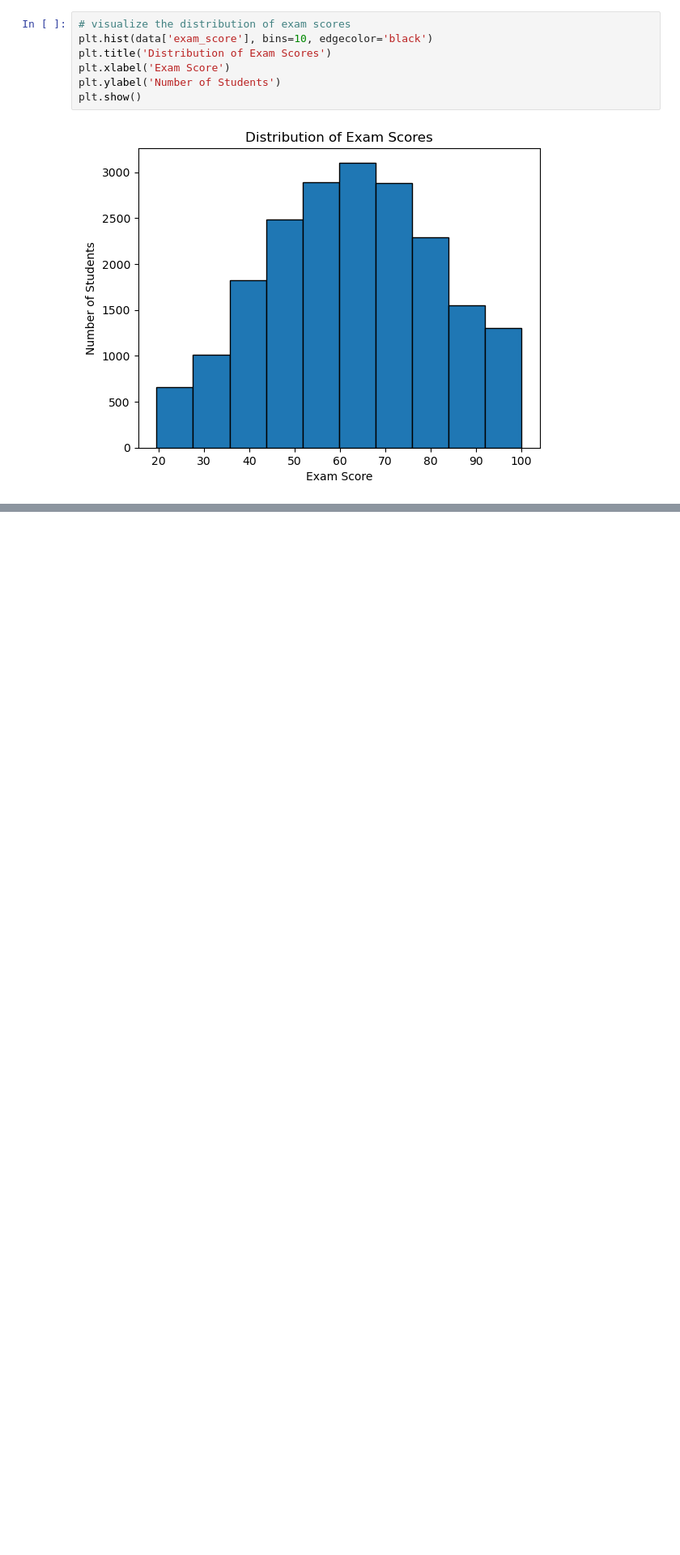
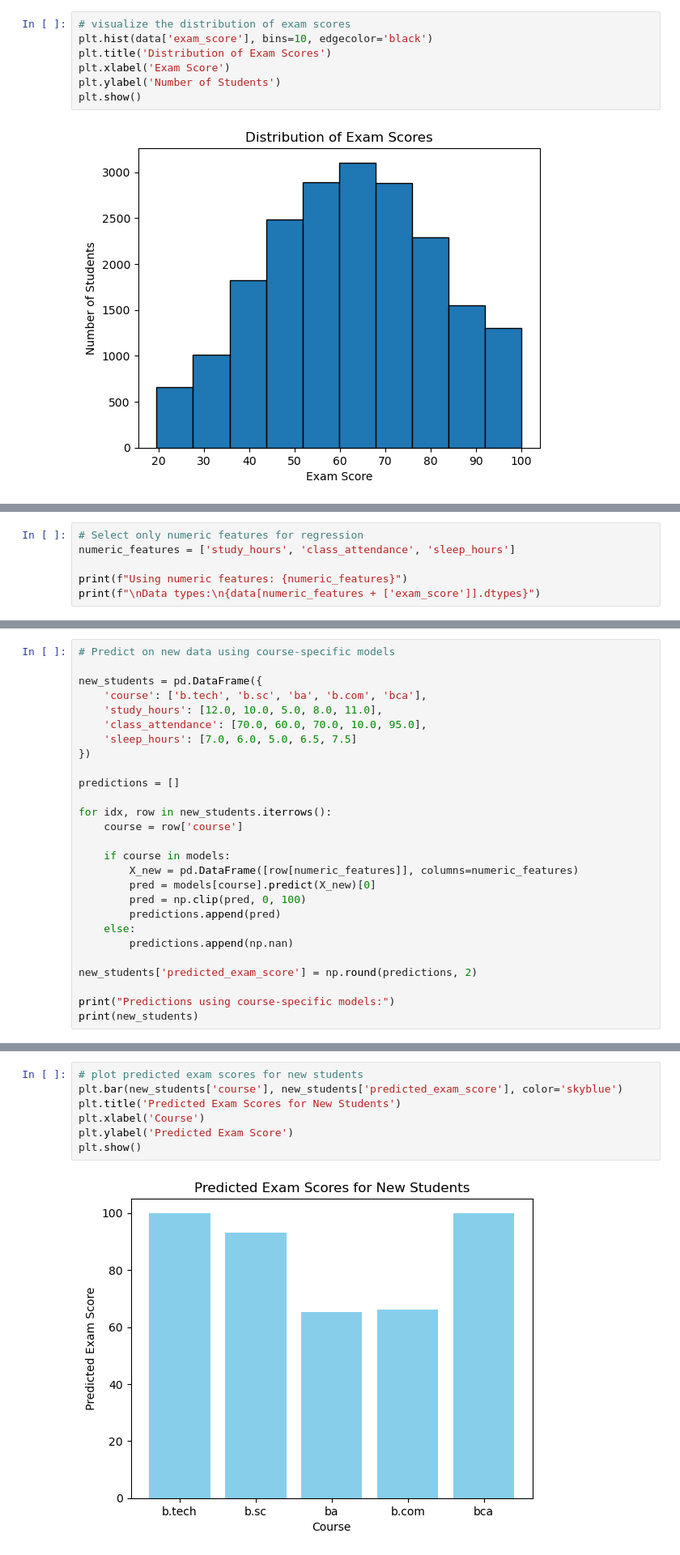
Before and after one commit to KareemH-1/AI_ML, a Jupyter notebook: Exam_Fail-pass_prediction.ipynb, the cells around one changed output, grey strips where cells are left out. Shown at 81% size. Drawn from its saved outputs; the diff is of its cells as text; blank space fills up the shorter version.

```diff
--- a/Exam_Fail-pass_prediction.ipynb
+++ b/Exam_Fail-pass_prediction.ipynb
@@ -146,0 +93,6 @@ Student 4: Fail
+# %%
+# Select only numeric features for regression
+numeric_features = ['study_hours', 'class_attendance', 'sleep_hours']
+
+print(f"Using numeric features: {numeric_features}")
+print(f"\nData types:\n{data[numeric_features + ['exam_score']].dtypes}")
@@ -146,0 +185,27 @@ Student 4: Fail
+# %%
+# Predict on new data using course-specific models
+
+new_students = pd.DataFrame({
+    'course': ['b.tech', 'b.sc', 'ba', 'b.com', 'bca'],
+    'study_hours': [12.0, 10.0, 5.0, 8.0, 11.0],
+    'class_attendance': [70.0, 60.0, 70.0, 10.0, 95.0],
+    'sleep_hours': [7.0, 6.0, 5.0, 6.5, 7.5]
+})
+
+predictions = []
+
+for idx, row in new_students.iterrows():
+    course = row['course']
+
+    if course in models:
+        X_new = pd.DataFrame([row[numeric_features]], columns=numeric_features)
+        pred = models[course].predict(X_new)[0]
+        pred = np.clip(pred, 0, 100)
+        predictions.append(pred)
+    else:
+        predictions.append(np.nan)
+
+new_students['predicted_exam_score'] = np.round(predictions, 2)
+
+print("Predictions using course-specific models:")
+print(new_students)
@@ -146,0 +220,9 @@ Student 4: Fail
+# %%
+# plot predicted exam scores for new students
+plt.bar(new_students['course'], new_students['predicted_exam_score'], color='skyblue')
+plt.title('Predicted Exam Scores for New Students')
+plt.xlabel('Course')
+plt.ylabel('Predicted Exam Score')
+plt.show()
+# %% [output]
+[figure, added]
```
Also changed, not shown: parts of 10 cells of this notebook, 4 other files.
